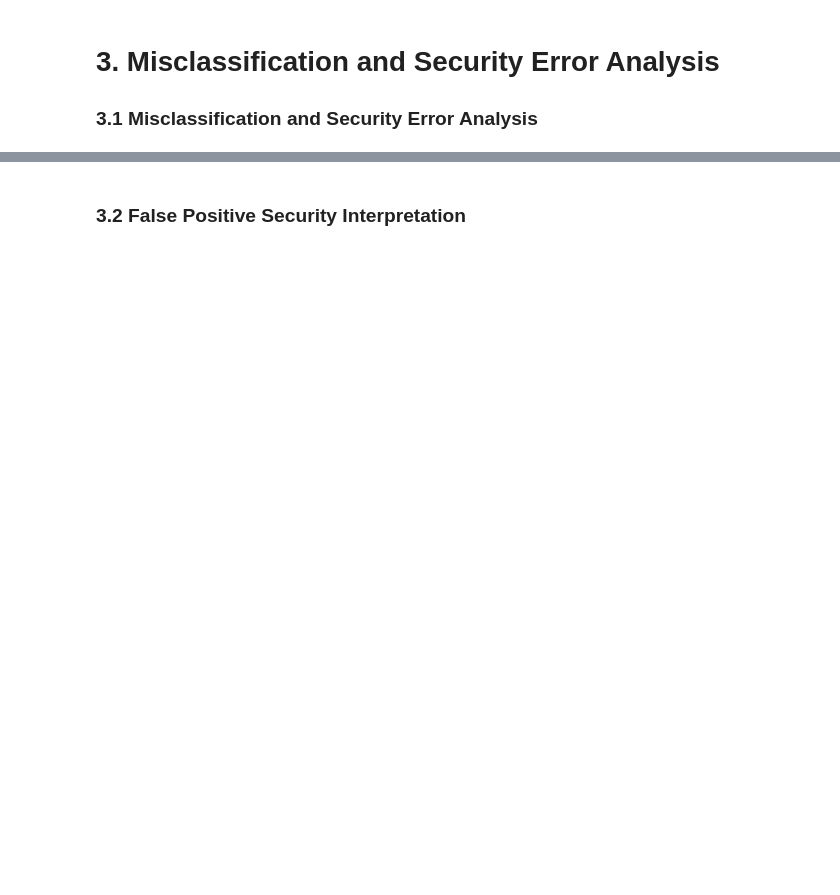
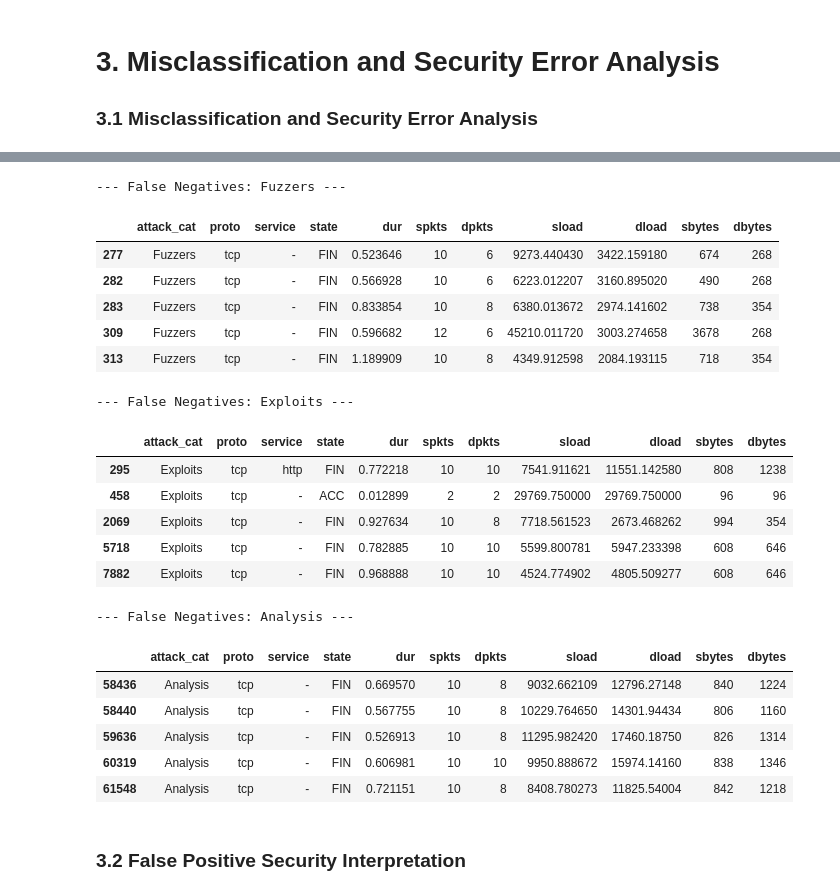
Before and after one commit to ANKOI12/INF6422E---Advanced-Concepts-in-Computer-Security, a Jupyter notebook: Lab 4/Notebook - Lab 4 - INF6422E - 2487137 - 2421549.ipynb, the cells around one changed output, grey strips where cells are left out. Saved outputs shown, nothing was run; the diff lists cells and outputs as text; code cells hidden in the pictures; blank space fills up the shorter version.

```diff
--- a/Lab 4/Notebook - Lab 4 - INF6422E - 2487137 - 2421549.ipynb
+++ b/Lab 4/Notebook - Lab 4 - INF6422E - 2487137 - 2421549.ipynb
@@ -213,2 +299,33 @@ plt.show()
+# %%
+# Show examples of false negative samples with key features
+fn_display = fn_samples[['attack_cat', 'proto', 'service', 'state', 'dur', 'spkts', 'dpkts', 'sload', 'dload', 'sbytes', 'dbytes']].copy()
+fn_display['attack_cat'] = fn_display['attack_cat'].str.strip()
+
+# Show 5 examples per top missed category
+for cat in ['Fuzzers', 'Exploits', 'Analysis']:
+    print(f"\n--- False Negatives: {cat} ---")
+    display(fn_display[fn_display['attack_cat'] == cat].head(5))
+# %% [output]
+--- False Negatives: Fuzzers ---
+|  | attack_cat | proto | service | state | dur | spkts | dpkts | sload | dload | sbytes | dbytes |
+| 277 | Fuzzers | tcp | - | FIN | 0.523646 | 10 | 6 | 9273.440430 | 3422.159180 | 674 | 268 |
+| 282 | Fuzzers | tcp | - | FIN | 0.566928 | 10 | 6 | 6223.012207 | 3160.895020 | 490 | 268 |
+| 283 | Fuzzers | tcp | - | FIN | 0.833854 | 10 | 8 | 6380.013672 | 2974.141602 | 738 | 354 |
+| 309 | Fuzzers | tcp | - | FIN | 0.596682 | 12 | 6 | 45210.011720 | 3003.274658 | 3678 | 268 |
+| 313 | Fuzzers | tcp | - | FIN | 1.189909 | 10 | 8 | 4349.912598 | 2084.193115 | 718 | 354 |
+--- False Negatives: Exploits ---
+|  | attack_cat | proto | service | state | dur | spkts | dpkts | sload | dload | sbytes | dbytes |
+| 295 | Exploits | tcp | http | FIN | 0.772218 | 10 | 10 | 7541.911621 | 11551.142580 | 808 | 1238 |
+| 458 | Exploits | tcp | - | ACC | 0.012899 | 2 | 2 | 29769.750000 | 29769.750000 | 96 | 96 |
+| 2069 | Exploits | tcp | - | FIN | 0.927634 | 10 | 8 | 7718.561523 | 2673.468262 | 994 | 354 |
+| 5718 | Exploits | tcp | - | FIN | 0.782885 | 10 | 10 | 5599.800781 | 5947.233398 | 608 | 646 |
+| 7882 | Exploits | tcp | - | FIN | 0.968888 | 10 | 10 | 4524.774902 | 4805.509277 | 608 | 646 |
+--- False Negatives: Analysis ---
+|  | attack_cat | proto | service | state | dur | spkts | dpkts | sload | dload | sbytes | dbytes |
+| 58436 | Analysis | tcp | - | FIN | 0.669570 | 10 | 8 | 9032.662109 | 12796.27148 | 840 | 1224 |
+| 58440 | Analysis | tcp | - | FIN | 0.567755 | 10 | 8 | 10229.764650 | 14301.94434 | 806 | 1160 |
+| 59636 | Analysis | tcp | - | FIN | 0.526913 | 10 | 8 | 11295.982420 | 17460.18750 | 826 | 1314 |
+| 60319 | Analysis | tcp | - | FIN | 0.606981 | 10 | 10 | 9950.888672 | 15974.14160 | 838 | 1346 |
+| 61548 | Analysis | tcp | - | FIN | 0.721151 | 10 | 8 | 8408.780273 | 11825.54004 | 842 | 1218 |
 # %% [markdown]
 ### 3.2 False Positive Security Interpretation
```
Also changed, not shown: parts of 5 cells of this notebook.
